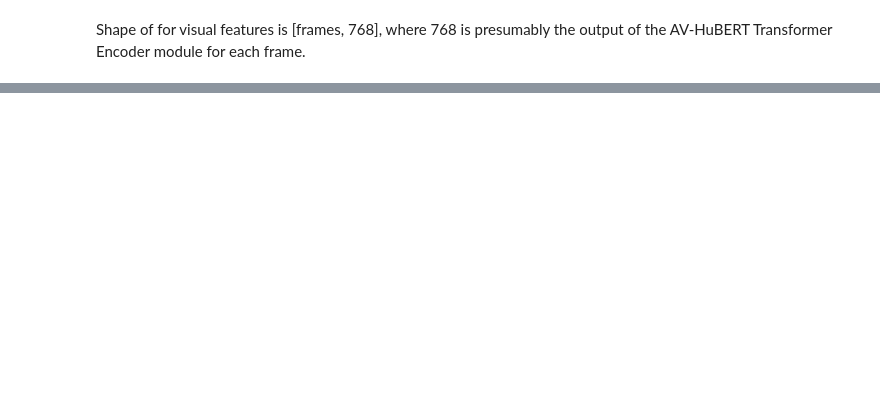
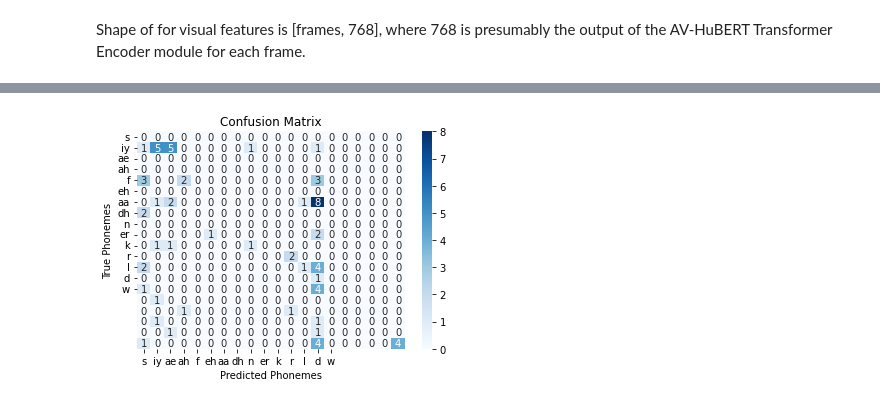
Before and after one commit to MiscellaneousStuff/comp-vis-avhubert, a Jupyter notebook: main.ipynb, the cells around one changed output, grey strips where cells are left out. Cells and saved outputs as stored; diff of their text form; code cells hidden in the pictures; blank space fills up the shorter version.

```diff
--- a/main.ipynb
+++ b/main.ipynb
@@ -483,0 +1255,30 @@ ModuleNotFoundError: No module named 'stable_whisper'
+# %%
+cm_pred = test_pred_phones.cpu()
+# %%
+cm_y = test_y_phones.cpu()
+# %%
+from sklearn.metrics import confusion_matrix
+cm = confusion_matrix(cm_y, cm_pred)
+# %%
+import matplotlib.pyplot as plt
+import seaborn as sns
+from sklearn.metrics import confusion_matrix
+import numpy as np
+
+labels = np.unique(cm_y)
+
+labels = [dataset.phoneme_dict[ph] for ph in labels]
+
+# Plot confusion matrix
+plt.figure(figsize=(6, 4))
+sns.heatmap(cm, annot=True, cmap="Blues", fmt="d", xticklabels=labels, yticklabels=labels)
+
+# Set labels and title
+plt.xlabel('Predicted Phonemes')
+plt.ylabel('True Phonemes')
+plt.title('Confusion Matrix')
+
+# Show the plot
+plt.show()
+# %% [output]
+[figure, added]
```
Also changed, not shown: parts of 94 cells of this notebook, 3 other files.
